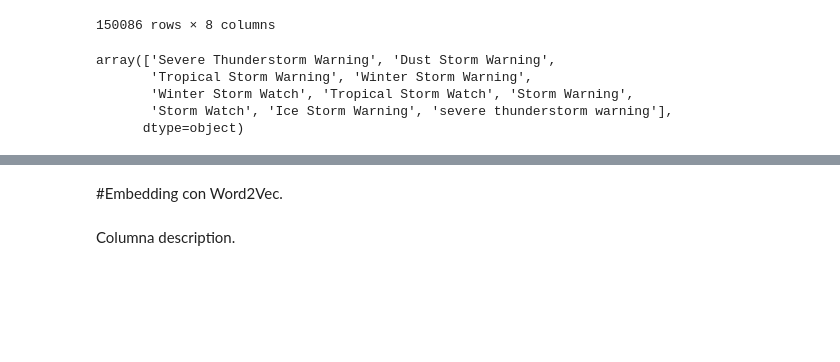
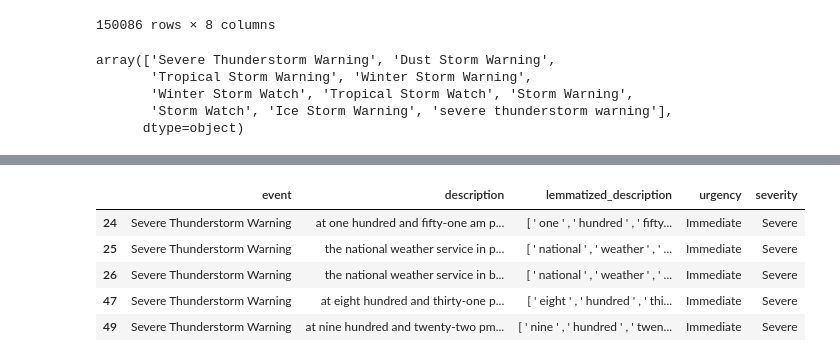
Before and after one commit to Ghisbe/Alarmas_pictogramas, a Jupyter notebook: lemma_vector_description.ipynb, the cells around one changed output, grey strips where cells are left out. Saved outputs shown, nothing was run; the diff lists cells and outputs as text; code cells hidden in the pictures; blank space fills up the shorter version.

Commit message:
Lematizacion 'description'

```diff
--- a/lemma_vector_description.ipynb
+++ b/lemma_vector_description.ipynb
@@ -143,0 +150,16 @@ df_alertas['description_lemmatized'] = all_lemmatized_texts
+# %%
+# Definir la función para lematizar el texto con spaCy
+def lemmatize_text_spacy(text):
+    # Lematizar el texto utilizando spaCy
+    doc = nlp(text)
+    lemmatized_text = " ".join([token.lemma_ for token in doc])
+    return lemmatized_text
+# %%
+# Aplicar la lematización por lotes a la columna 'description_no_stopwords'
+batch_size = 1000
+num_batches = len(filtro_df) // batch_size + 1
+
+for i in range(num_batches):
+    batch_start = i * batch_size
+    batch_end = min((i + 1) * batch_size, len(filtro_df))
+    filtro_df.loc[batch_start:batch_end, 'lemmatized_description'] = filtro_df.loc[batch_start:batch_end, 'description_no_stopwords'].apply(lemmatize_text_spacy)
@@ -143,0 +196,3 @@ df_alertas['description_lemmatized'] = all_lemmatized_texts
+# %%
+# Eliminar filas con NaN en la columna 'description_lemmatized'
+filtro_df = filtro_df.dropna(subset=['lemmatized_description'])
@@ -144,3 +224,11 @@ df_alertas['description_lemmatized'] = all_lemmatized_texts
 # %%
 # Mostrar algunas filas del DataFrame procesado
-print(df_alertas[['event','description', 'description_lemmatized', 'urgency','severity']].head())
+alerta_lemma= filtro_df[['event','description', 'lemmatized_description', 'urgency','severity']].head()
+alerta_lemma
+# %% [output]
+|  | event | description | lemmatized_description | urgency | severity |
+| 24 | Severe Thunderstorm Warning | at one hundred and fifty-one am p... | [ ' one ' , ' hundred ' , ' fifty... | Immediate | Severe |
+| 25 | Severe Thunderstorm Warning | the national weather service in p... | [ ' national ' , ' weather ' , ' ... | Immediate | Severe |
+| 26 | Severe Thunderstorm Warning | the national weather service in b... | [ ' national ' , ' weather ' , ' ... | Immediate | Severe |
+| 47 | Severe Thunderstorm Warning | at eight hundred and thirty-one p... | [ ' eight ' , ' hundred ' , ' thi... | Immediate | Severe |
+| 49 | Severe Thunderstorm Warning | at nine hundred and twenty-two pm... | [ ' nine ' , ' hundred ' , ' twen... | Immediate | Severe |
@@ -151,4 +234,0 @@ df_alertas['description_token2'] = tokenizador(df_alertas['description_lemmatize
-# %% [markdown]
-#Embedding con Word2Vec.
-# %% [markdown]
-Columna description.
```
Also changed, not shown: parts of 28 cells of this notebook.
